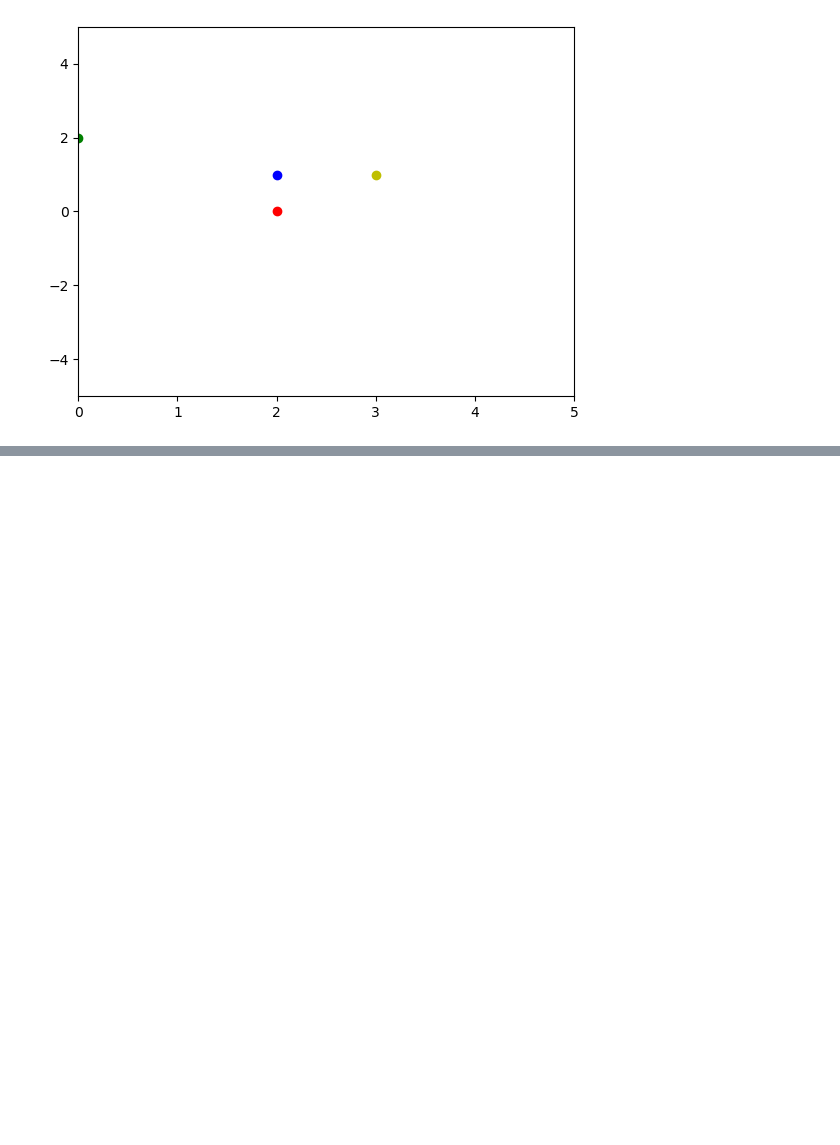
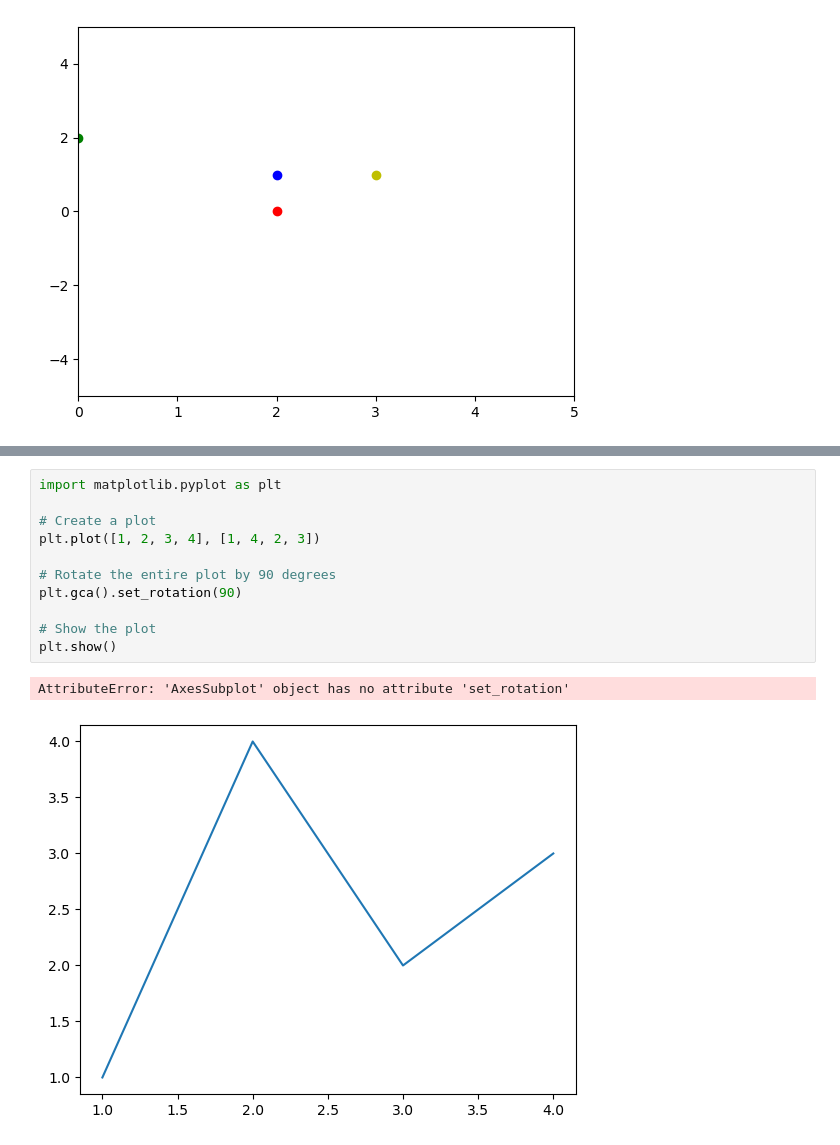
Before and after one commit to HassanHotait/RobotAutonomy, a Jupyter notebook: 34761_Robot_Autonomy_Navigation.ipynb, the cells around one changed output, grey strips where cells are left out. Saved outputs shown, nothing was run; the diff lists cells and outputs as text; blank space fills up the shorter version.

```diff
--- a/34761_Robot_Autonomy_Navigation.ipynb
+++ b/34761_Robot_Autonomy_Navigation.ipynb
@@ -271,0 +346,14 @@ plt.xlim(0, 5)
+# %%
+import matplotlib.pyplot as plt
+
+# Create a plot
+plt.plot([1, 2, 3, 4], [1, 4, 2, 3])
+
+# Rotate the entire plot by 90 degrees
+plt.gca().set_rotation(90)
+
+# Show the plot
+plt.show()
+# %% [output]
+AttributeError: 'AxesSubplot' object has no attribute 'set_rotation'
+[figure, added]
```
Also changed, not shown: parts of 2 cells of this notebook, 8 other files.
